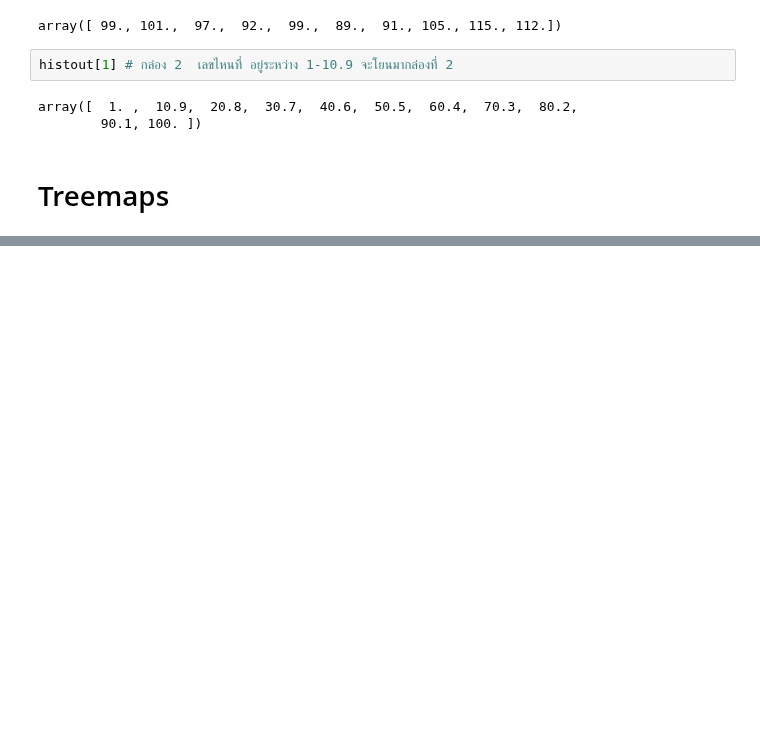
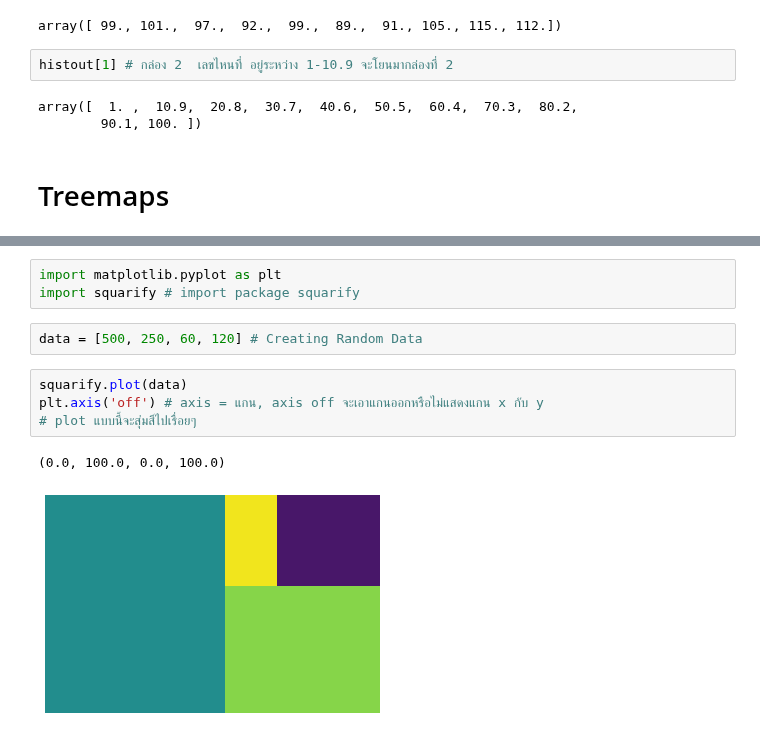
Before and after one commit to Wikanda-Hongboonmee/data_viz_2022, a Jupyter notebook: DataViz04_Data_Comparison.ipynb, the cells around one changed output, grey strips where cells are left out. Saved outputs shown, nothing was run; the diff lists cells and outputs as text; blank space fills up the shorter version.

```diff
--- a/DataViz04_Data_Comparison.ipynb
+++ b/DataViz04_Data_Comparison.ipynb
@@ -437,0 +449,12 @@ array([  1. ,  10.9,  20.8,  30.7,  40.6,  50.5,  60.4,  70.3,  80.2,
+# %%
+import matplotlib.pyplot as plt
+import squarify # import package squarify
+# %%
+data = [500, 250, 60, 120] # Creating Random Data
+# %%
+squarify.plot(data)
+plt.axis('off') # axis = แกน, axis off จะเอาแกนออกหรือไม่แสดงแกน x กับ y
+# plot แบบนี้จะสุ่มสีไปเรื่อยๆ
+# %% [output]
+(0.0, 100.0, 0.0, 100.0)
+[figure, added]
```
Also changed, not shown: parts of 14 cells of this notebook.
